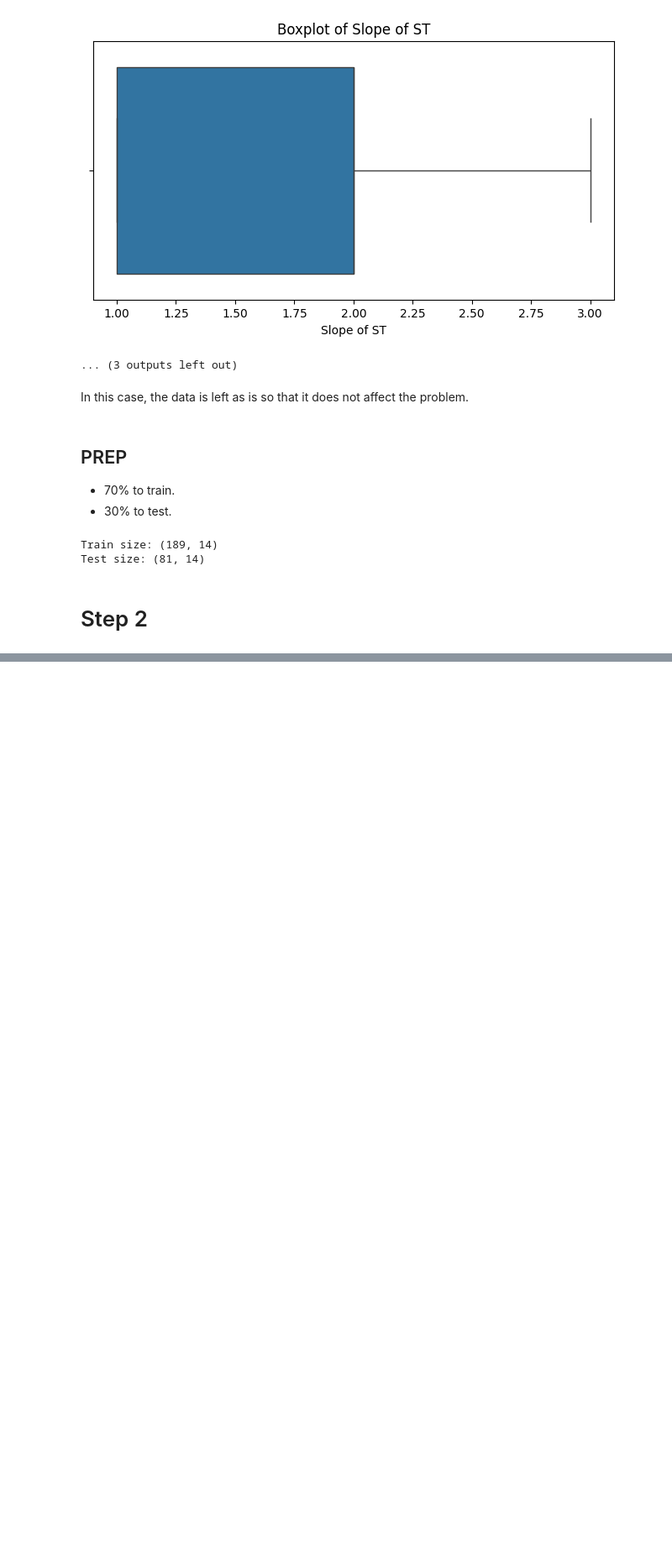
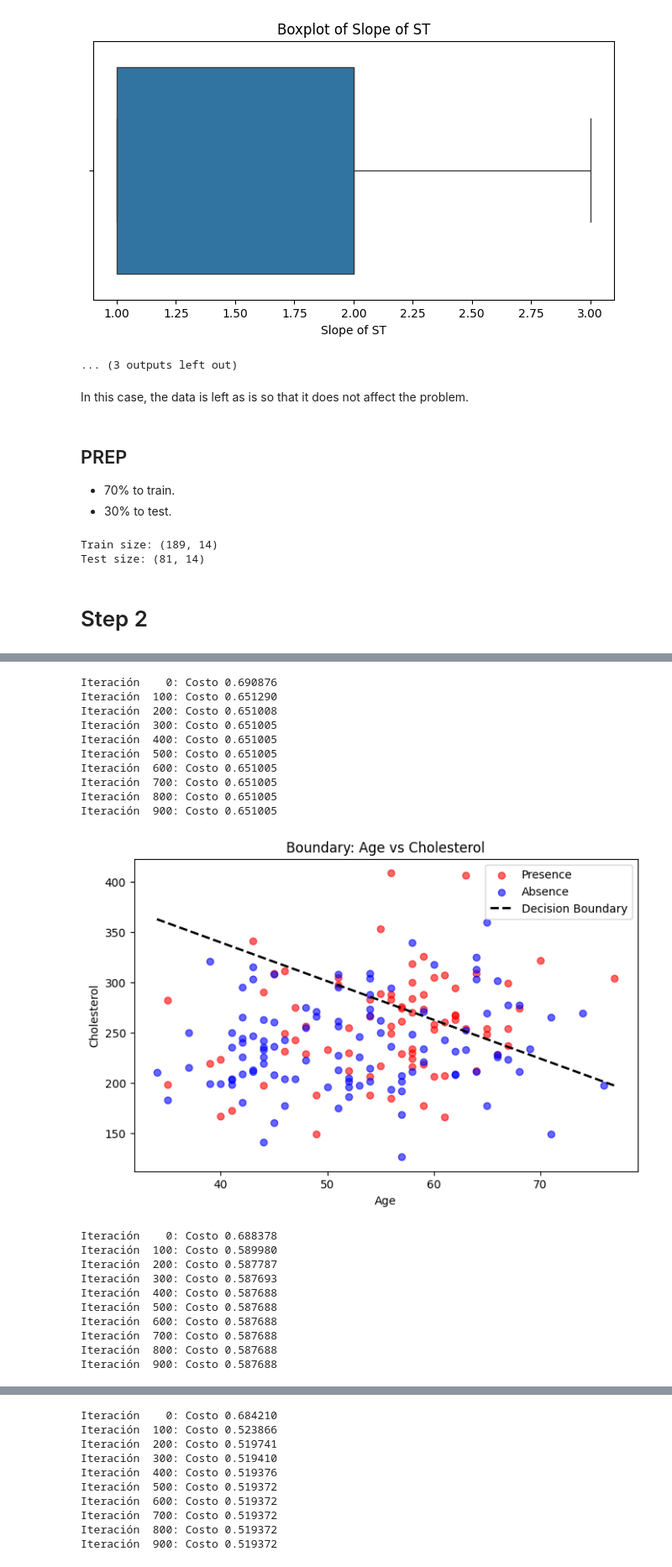
Before and after one commit to miguelvanegas-c/LogisticRegression, a Jupyter notebook: heart_disease_lr_analysis.ipynb, the cells around one changed output, grey strips where cells are left out. Shown at 84% size. Saved outputs shown, nothing was run; the diff lists cells and outputs as text; code cells hidden in the pictures; blank space fills up the shorter version.

```diff
--- a/heart_disease_lr_analisys.ipynb
+++ b/heart_disease_lr_analysis.ipynb
@@ -232,0 +352,70 @@ Test size: (81, 14)
+# %%
+# STEP 3: Visualize Decision Boundaries
+
+# Definimos los pares de características
+feature_pairs = [('Age', 'Cholesterol'), ('BP', 'Max HR'), ('ST depression', 'Number of vessels fluro')]
+
+def plot_boundary(X_pair, y, pair_names):
+    # 1. Escalar los datos del par para que el GD converja rápido
+    X_mean = X_pair.mean()
+    X_std = X_pair.std()
+    X_s = (X_pair - X_mean) / X_std
+
+    # 2. Entrenar modelo 2D específico para este par
+    # Usamos las funciones de entrenamiento definidas en el Step 2
+    w_2d, b_2d, _ = gradient_descent(X_s.values, y.values, np.zeros(2), 0., 0.1, 1000)
+
+    # 3. Graficar puntos
+    plt.figure(figsize=(8, 5))
+    mask = (y == 1)
+    plt.scatter(X_pair.iloc[:,0][mask], X_pair.iloc[:,1][mask], c='red', label='Presence', alpha=0.6)
+    plt.scatter(X_pair.iloc[:,0][~mask], X_pair.iloc[:,1][~mask], c='blue', label='Absence', alpha=0.6)
+
+    # 4. Calcular la línea de decisión
+    # La frontera es: w1*x1_s + w2*x2_s + b = 0
+    # Despejamos x2_s: x2_s = (-b - w1*x1_s) / w2
+
+    x1_min, x1_max = X_pair.iloc[:,0].min(), X_pair.iloc[:,0].max()
+    x1_vals = np.array([x1_min, x1_max])
+
+    # Escalar x1 para el cálculo (usando .iloc[0] para evitar el KeyError)
+    x1_s = (x1_vals - X_mean.iloc[0]) / X_std.iloc[0]
+
+    # Calcular x2 escalado
+    x2_s = (-b_2d - w_2d[0] * x1_s) / w_2d[1]
+
+    # Des-escalar x2 para volver a las unidades originales de la gráfica
+    x2_vals = x2_s * X_std.iloc[1] + X_mean.iloc[1]
+
+    plt.plot(x1_vals, x2_vals, "--k", label="Decision Boundary", linewidth=2)
+    plt.xlabel(pair_names[0])
+    plt.ylabel(pair_names[1])
+    plt.legend()
+    plt.title(f"Boundary: {pair_names[0]} vs {pair_names[1]}")
+    plt.show()
+
+# Ejecutar visualización
+for p in feature_pairs:
+    plot_boundary(X_train[list(p)], y_train, p)
+# %% [output]
+Iteración    0: Costo 0.690876
+Iteración  100: Costo 0.651290
+Iteración  200: Costo 0.651008
+Iteración  300: Costo 0.651005
+Iteración  400: Costo 0.651005
+Iteración  500: Costo 0.651005
+Iteración  600: Costo 0.651005
+Iteración  700: Costo 0.651005
+Iteración  800: Costo 0.651005
+Iteración  900: Costo 0.651005
+[figure, added]
+Iteración    0: Costo 0.688378
+Iteración  100: Costo 0.589980
+Iteración  200: Costo 0.587787
+Iteración  300: Costo 0.587693
+Iteración  400: Costo 0.587688
+Iteración  500: Costo 0.587688
+Iteración  600: Costo 0.587688
+Iteración  700: Costo 0.587688
+Iteración  800: Costo 0.587688
+Iteración  900: Costo 0.587688
@@ -232,0 +423,10 @@ Test size: (81, 14)
+Iteración    0: Costo 0.684210
+Iteración  100: Costo 0.523866
+Iteración  200: Costo 0.519741
+Iteración  300: Costo 0.519410
+Iteración  400: Costo 0.519376
+Iteración  500: Costo 0.519372
+Iteración  600: Costo 0.519372
+Iteración  700: Costo 0.519372
+Iteración  800: Costo 0.519372
+Iteración  900: Costo 0.519372
```
Also changed, not shown: parts of 6 cells of this notebook.
